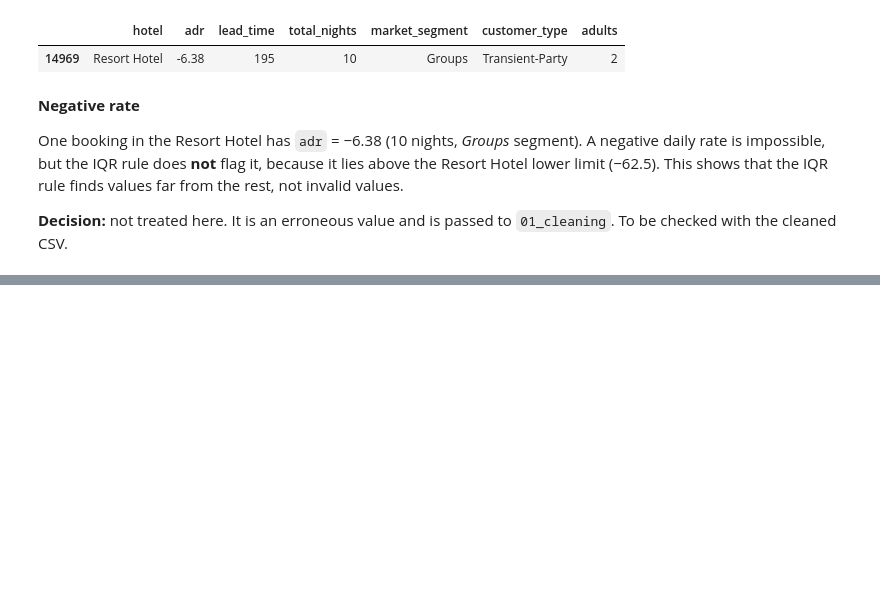
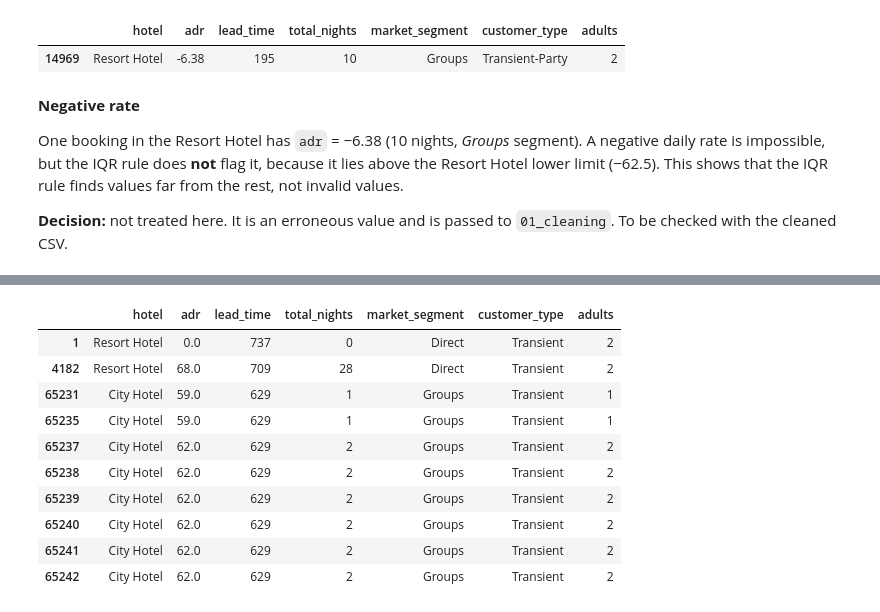
Before and after one commit to martinmon19/Assignment-MACHINE-LEARNING, a Jupyter notebook: notebooks/02_outliers.ipynb, the cells around one changed output, grey strips where cells are left out. Cells and saved outputs as stored; diff of their text form; code cells hidden in the pictures; blank space fills up the shorter version.

```diff
--- a/notebooks/02_outliers.ipynb
+++ b/notebooks/02_outliers.ipynb
@@ -407,0 +433,2 @@ To be checked with the cleaned CSV.
+# %%
+df['doubtful'] = (df['hotel'] == 'City Hotel') & (df['adr'] < 9) & (df['market_segment'] != 'Complementary') & (df['total_nights'] != 0)
@@ -407,0 +483,14 @@ To be checked with the cleaned CSV.
+# %%
+df.nlargest(10, "lead_time")[context_columns]
+# %% [output]
+|  | hotel | adr | lead_time | total_nights | market_segment | customer_type | adults |
+| 1 | Resort Hotel | 0.0 | 737 | 0 | Direct | Transient | 2 |
+| 4182 | Resort Hotel | 68.0 | 709 | 28 | Direct | Transient | 2 |
+| 65231 | City Hotel | 59.0 | 629 | 1 | Groups | Transient | 1 |
+| 65235 | City Hotel | 59.0 | 629 | 1 | Groups | Transient | 1 |
+| 65237 | City Hotel | 62.0 | 629 | 2 | Groups | Transient | 2 |
+| 65238 | City Hotel | 62.0 | 629 | 2 | Groups | Transient | 2 |
+| 65239 | City Hotel | 62.0 | 629 | 2 | Groups | Transient | 2 |
+| 65240 | City Hotel | 62.0 | 629 | 2 | Groups | Transient | 2 |
+| 65241 | City Hotel | 62.0 | 629 | 2 | Groups | Transient | 2 |
+| 65242 | City Hotel | 62.0 | 629 | 2 | Groups | Transient | 2 |
```
Also changed, not shown: parts of 15 cells of this notebook.
